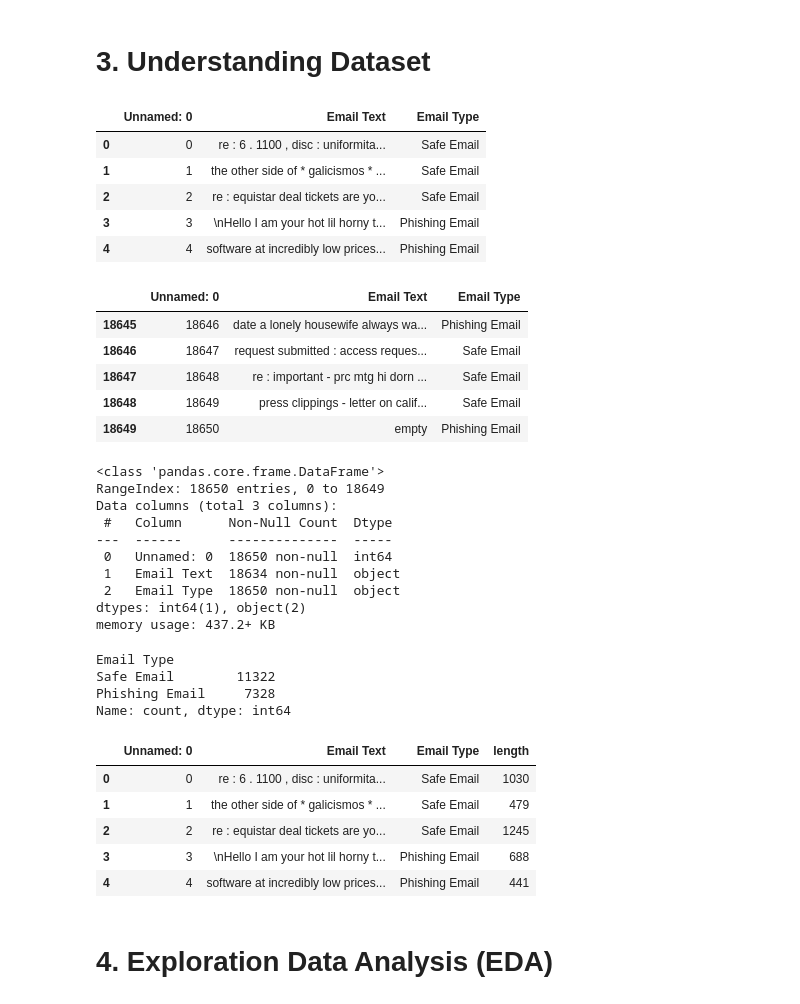
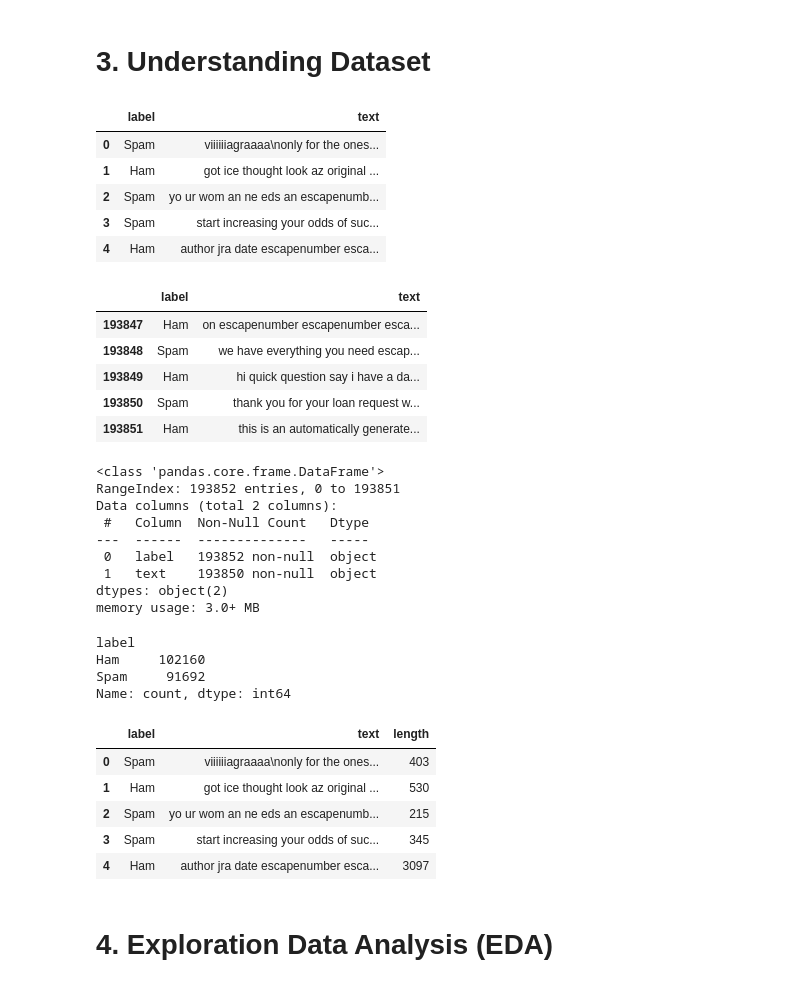
Before and after one commit to dikkaaaw/Email-Phising-Classification, a Jupyter notebook: Phishing Classification.ipynb, the cells around one changed output. Drawn from its saved outputs; the diff is of its cells as text; code cells hidden in the pictures.

```diff
--- a/Phishing Classification.ipynb
+++ b/Phishing Classification.ipynb
@@ -34,64 +35,63 @@ from nltk.stem import PorterStemmer
 # %% [markdown]
 # 2. Import Dataset
 # %%
-# Import Dataset
-df = pd.read_csv('./data/Phishing_Email.csv')
+# Melakukan perulangan untuk import data
+df = pd.read_csv('./data/dataset_3.csv')
 # %% [markdown]
 # 3. Understanding Dataset
 # %%
 # Menampilkan 5 data teratas
 df.head()
 # %% [output]
-|  | Unnamed: 0 | Email Text | Email Type |
-| 0 | 0 | re : 6 . 1100 , disc : uniformita... | Safe Email |
-| 1 | 1 | the other side of * galicismos * ... | Safe Email |
-| 2 | 2 | re : equistar deal tickets are yo... | Safe Email |
-| 3 | 3 | \nHello I am your hot lil horny t... | Phishing Email |
-| 4 | 4 | software at incredibly low prices... | Phishing Email |
+|  | label | text |
+| 0 | Spam | viiiiiiagraaaa\nonly for the ones... |
+| 1 | Ham | got ice thought look az original ... |
+| 2 | Spam | yo ur wom an ne eds an escapenumb... |
+| 3 | Spam | start increasing your odds of suc... |
+| 4 | Ham | author jra date escapenumber esca... |
 # %%
 # Menampilkan 5 data terbawah
 df.tail()
 # %% [output]
-|  | Unnamed: 0 | Email Text | Email Type |
-| 18645 | 18646 | date a lonely housewife always wa... | Phishing Email |
-| 18646 | 18647 | request submitted : access reques... | Safe Email |
-| 18647 | 18648 | re : important - prc mtg hi dorn ... | Safe Email |
-| 18648 | 18649 | press clippings - letter on calif... | Safe Email |
-| 18649 | 18650 | empty | Phishing Email |
+|  | label | text |
+| 193847 | Ham | on escapenumber escapenumber esca... |
+| 193848 | Spam | we have everything you need escap... |
+| 193849 | Ham | hi quick question say i have a da... |
+| 193850 | Spam | thank you for your loan request w... |
+| 193851 | Ham | this is an automatically generate... |
 # %%
 # Menampilkan informasi dataset
 df.info()
 # %% [output]
 <class 'pandas.core.frame.DataFrame'>
-RangeIndex: 18650 entries, 0 to 18649
-Data columns (total 3 columns):
- #   Column      Non-Null Count  Dtype
----  ------      --------------  -----
- 0   Unnamed: 0  18650 non-null  int64
- 1   Email Text  18634 non-null  object
- 2   Email Type  18650 non-null  object
-dtypes: int64(1), object(2)
-memory usage: 437.2+ KB
+RangeIndex: 193852 entries, 0 to 193851
+Data columns (total 2 columns):
+ #   Column  Non-Null Count   Dtype
+---  ------  --------------   -----
+ 0   label   193852 non-null  object
+ 1   text    193850 non-null  object
+dtypes: object(2)
+memory usage: 3.0+ MB
 # %%
 # Menampilkan statistik deskriptif dataset
-df['Email Type'].value_counts()
+df['label'].value_counts()
 # %% [output]
-Email Type
-Safe Email        11322
-Phishing Email     7328
+label
+Ham     102160
+Spam     91692
 Name: count, dtype: int64
 # %%
 # Menampilkan panjang karakter email
-df['Email Text'] = df['Email Text'].astype(str)
-df['length'] = df['Email Text'].apply(len)
+df['text'] = df['text'].astype(str)
+df['length'] = df['text'].apply(len)
 df.head()
 # %% [output]
-|  | Unnamed: 0 | Email Text | Email Type | length |
-| 0 | 0 | re : 6 . 1100 , disc : uniformita... | Safe Email | 1030 |
-| 1 | 1 | the other side of * galicismos * ... | Safe Email | 479 |
-| 2 | 2 | re : equistar deal tickets are yo... | Safe Email | 1245 |
-| 3 | 3 | \nHello I am your hot lil horny t... | Phishing Email | 688 |
-| 4 | 4 | software at incredibly low prices... | Phishing Email | 441 |
+|  | label | text | length |
+| 0 | Spam | viiiiiiagraaaa\nonly for the ones... | 403 |
+| 1 | Ham | got ice thought look az original ... | 530 |
+| 2 | Spam | yo ur wom an ne eds an escapenumb... | 215 |
+| 3 | Spam | start increasing your odds of suc... | 345 |
+| 4 | Ham | author jra date escapenumber esca... | 3097 |
 # %% [markdown]
 # 4. Exploration Data Analysis (EDA)
 # %% [markdown]
```
Also changed, not shown: parts of 52 cells of this notebook.
